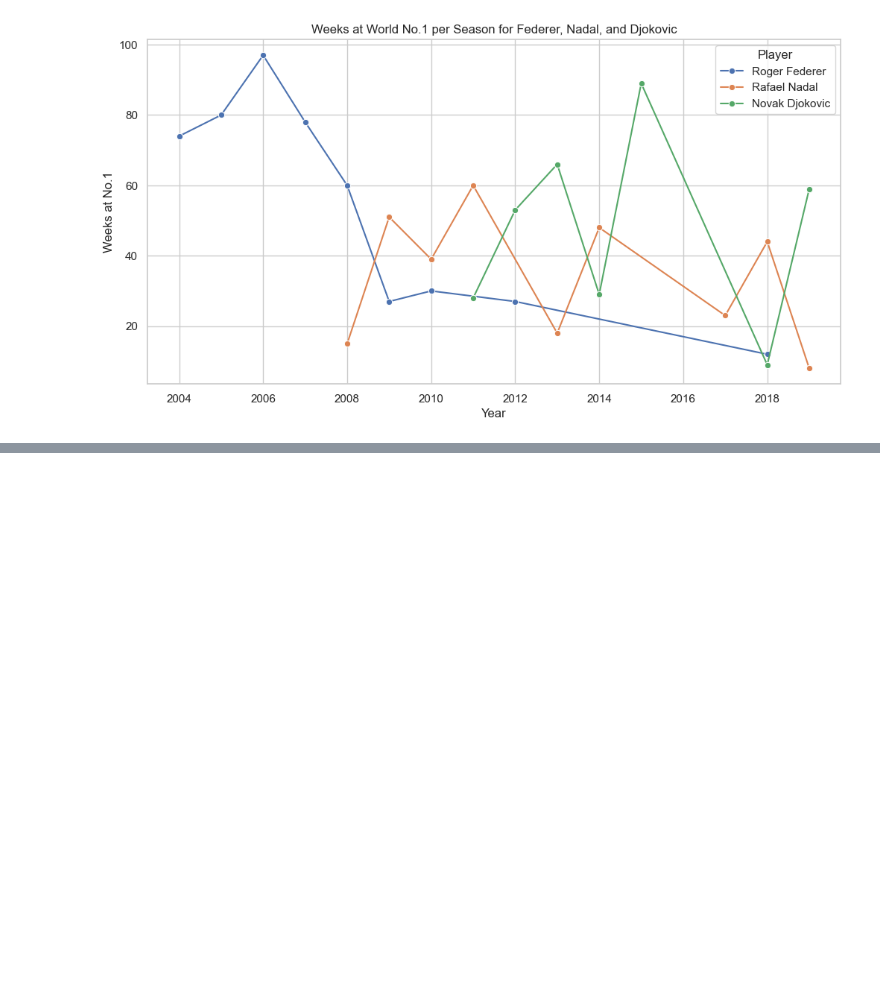
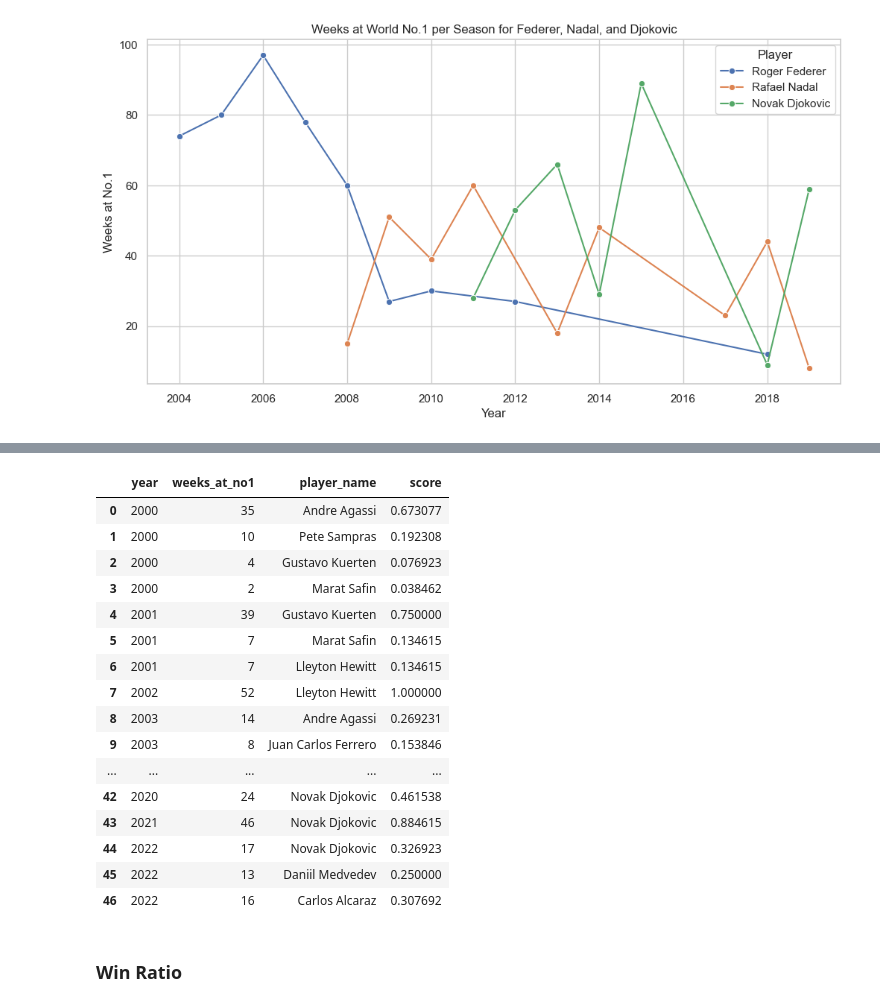
Before and after one commit to com-480-data-visualization/Racket-Science, a Jupyter notebook: Milestones/milestone 1/preprocessing/exploration_goats.ipynb, the cells around one changed output, grey strips where cells are left out. Drawn from its saved outputs; the diff is of its cells as text; code cells hidden in the pictures; blank space fills up the shorter version.

```diff
--- a/Milestones/milestone 1/preprocessing/exploration_goats.ipynb
+++ b/Milestones/milestone 1/preprocessing/exploration_goats.ipynb
@@ -513,0 +554,10 @@ plt.show()
+# %%
+import pandas as pd
+
+# Load all ranking data
+df_00s = pd.read_csv('data/huge_dataset/tennis_atp/atp_rankings_00s.csv')
+df_10s = pd.read_csv('data/huge_dataset/tennis_atp/atp_rankings_10s.csv')
+df_20s = pd.read_csv('data/huge_dataset/tennis_atp/atp_rankings_20s.csv')
+
+# Combine into one DataFrame
+rankings = pd.concat([df_00s, df_10s, df_20s], ignore_index=True)
@@ -513,0 +604,24 @@ plt.show()
+# %%
+weeks_at_no1['score'] = weeks_at_no1['weeks_at_no1'] / 52
+# %%
+weeks_at_no1
+# %% [output]
+|  | year | weeks_at_no1 | player_name | score |
+| 0 | 2000 | 35 | Andre Agassi | 0.673077 |
+| 1 | 2000 | 10 | Pete Sampras | 0.192308 |
+| 2 | 2000 | 4 | Gustavo Kuerten | 0.076923 |
+| 3 | 2000 | 2 | Marat Safin | 0.038462 |
+| 4 | 2001 | 39 | Gustavo Kuerten | 0.750000 |
+| 5 | 2001 | 7 | Marat Safin | 0.134615 |
+| 6 | 2001 | 7 | Lleyton Hewitt | 0.134615 |
+| 7 | 2002 | 52 | Lleyton Hewitt | 1.000000 |
+| 8 | 2003 | 14 | Andre Agassi | 0.269231 |
+| 9 | 2003 | 8 | Juan Carlos Ferrero | 0.153846 |
+| ... | ... | ... | ... | ... |
+| 42 | 2020 | 24 | Novak Djokovic | 0.461538 |
+| 43 | 2021 | 46 | Novak Djokovic | 0.884615 |
+| 44 | 2022 | 17 | Novak Djokovic | 0.326923 |
+| 45 | 2022 | 13 | Daniil Medvedev | 0.250000 |
+| 46 | 2022 | 16 | Carlos Alcaraz | 0.307692 |
+# %% [markdown]
+### Win Ratio
```
Also changed, not shown: parts of 47 cells of this notebook, 10 other files.
